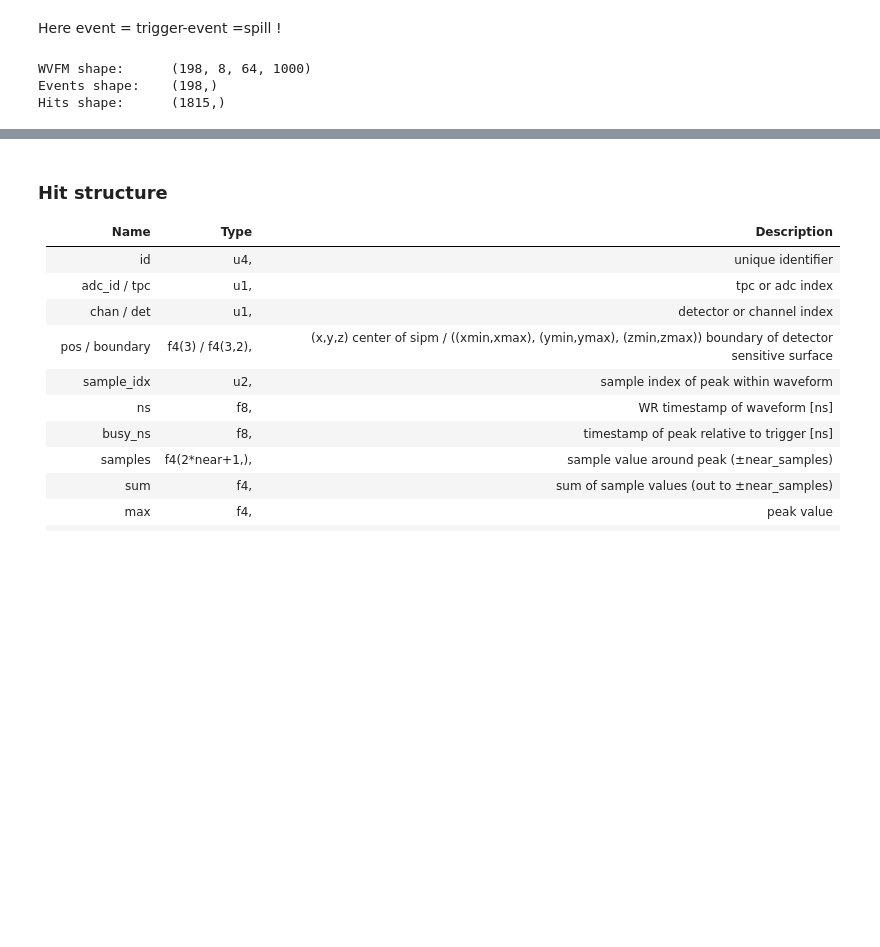
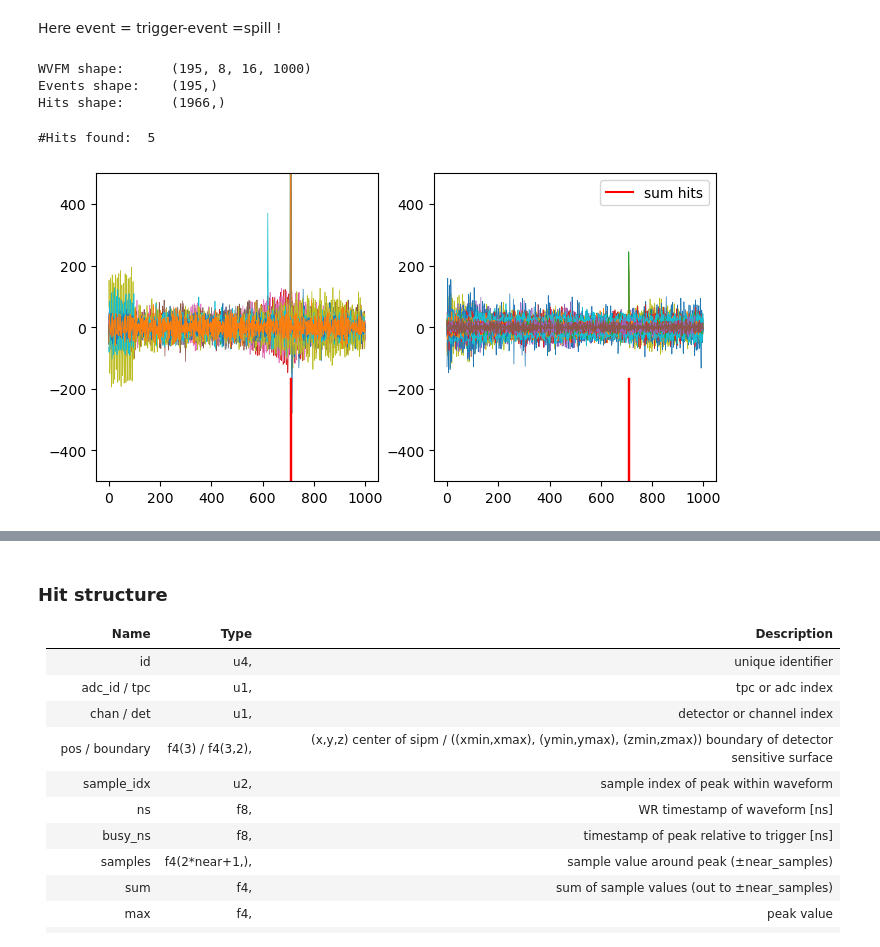
Before and after one commit to liviocali/lrs_tutorial, a Jupyter notebook: lrs_tutorial.ipynb, the cells around one changed output, grey strips where cells are left out. Drawn from its saved outputs; the diff is of its cells as text; code cells hidden in the pictures; blank space fills up the shorter version.

```diff
--- a/lrs_tutorial.ipynb
+++ b/lrs_tutorial.ipynb
@@ -375,16 +356,16 @@ det_id = LUT.from_array(det_id_meta_arr,f["geometry_info/det_id/data"])
 # %% [markdown]
 Here event = trigger-event =spill !
 # %%
-lwvfm = f['light/wvfm/data']
+lwvfm = f['light/swvfm/data']
 levent = f['light/events/data']
 leventhitref = f['light/events/ref']['light/sum_hits']['ref']
-leventwvfmref = f['light/events/ref']['light/wvfm']['ref']
+leventwvfmref = f['light/events/ref']['light/swvfm']['ref']
 lhits = f['light/sum_hits/data']
 print("WVFM shape:\t",lwvfm["samples"].shape)
 print("Events shape:\t",levent.shape)
 print("Hits shape:\t",lhits.shape)
 # %% [output]
-WVFM shape:      (198, 8, 64, 1000)
-Events shape:    (198,)
-Hits shape:      (1815,)
+WVFM shape:      (195, 8, 16, 1000)
+Events shape:    (195,)
+Hits shape:      (1966,)
 # %%
@@ -392,3 +373,41 @@ spill=4
+# %%
+#Get assosciated light data
+lev_id = spill #To be fixed: Only true for beam only simulation
+lev_wvfm = dereference(lev_id,leventwvfmref,lwvfm)[0]["samples"]
+lev_hits = dereference(lev_id,leventhitref,lhits)[0]
+acl_det = np.array([0,4,8,12])
+
+#Plot waveform
+fig, ax = plt.subplots(1,2,figsize=(8,4))
+for i,j in itertools.product(range(lev_wvfm[0].shape[0]),range(lev_wvfm[0].shape[1])):
+    if np.isin(j,acl_det):
+        ax[0].plot(np.arange(1000),lev_wvfm[0][i,j,:],linewidth=0.5)
+    else:
+        ax[1].plot(np.arange(1000),lev_wvfm[0][i,j,:],linewidth=0.5)
+#ax[0].set_ylim(*ax[0].get_ylim()) #Stupid matplot bug
+#ax[1].set_ylim(*ax[1].get_ylim()) #Stupid matplot bug
+ax[0].set_ylim(-500,500) #Stupid matplot bug
+ax[1].set_ylim(-500,500) #Stupid matplot bug
+
+#Plot hits
+print("#Hits found: ",(~np.isnan(lev_hits["sample_idx"])).sum())
+if np.any(lev_hits["sample_idx"]):
+    hit_array = np.zeros((len(lev_hits),4))
+    hit_array[:,0] = lev_hits["sample_idx"].ravel()
+    hit_array[:,2] = lev_hits["sample_idx"].ravel()
+    hit_array[:,1] = ax[0].get_ylim()[0]
+    hit_array[:,3] = ymax=ax[0].get_ylim()[0]/3
+    hit_plot = ax[0].plot(hit_array[:,::2].T, hit_array[:, 1::2].T,color="red")
+    hit_plot = ax[1].plot(hit_array[:,::2].T, hit_array[:, 1::2].T,color="red")
+    plt.legend([hit_plot[0]],['sum hits'],loc='best')
+
+#ax.set_title('Spill %d' %spill)
+#ax.set_xlabel("sample [16ns]")
+#ax.set_ylabel("ADC value")
+spill+=1
+# %% [output]
+#Hits found:  5
+[figure, added]
 # %%
 #Get assosciated light data
 lev_id = spill #To be fixed: Only true for beam only simulation
```
Also changed, not shown: parts of 20 cells of this notebook.
